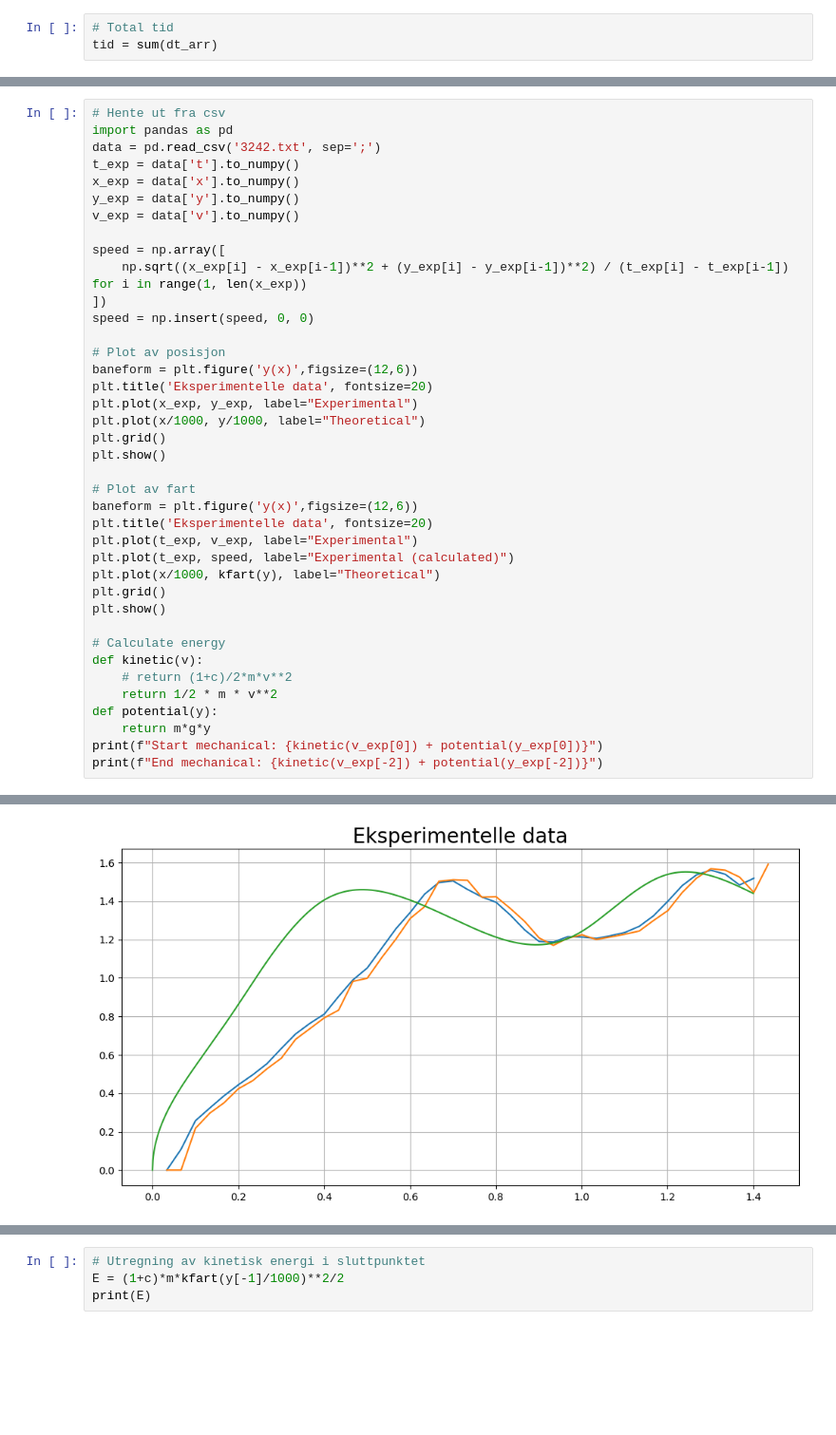
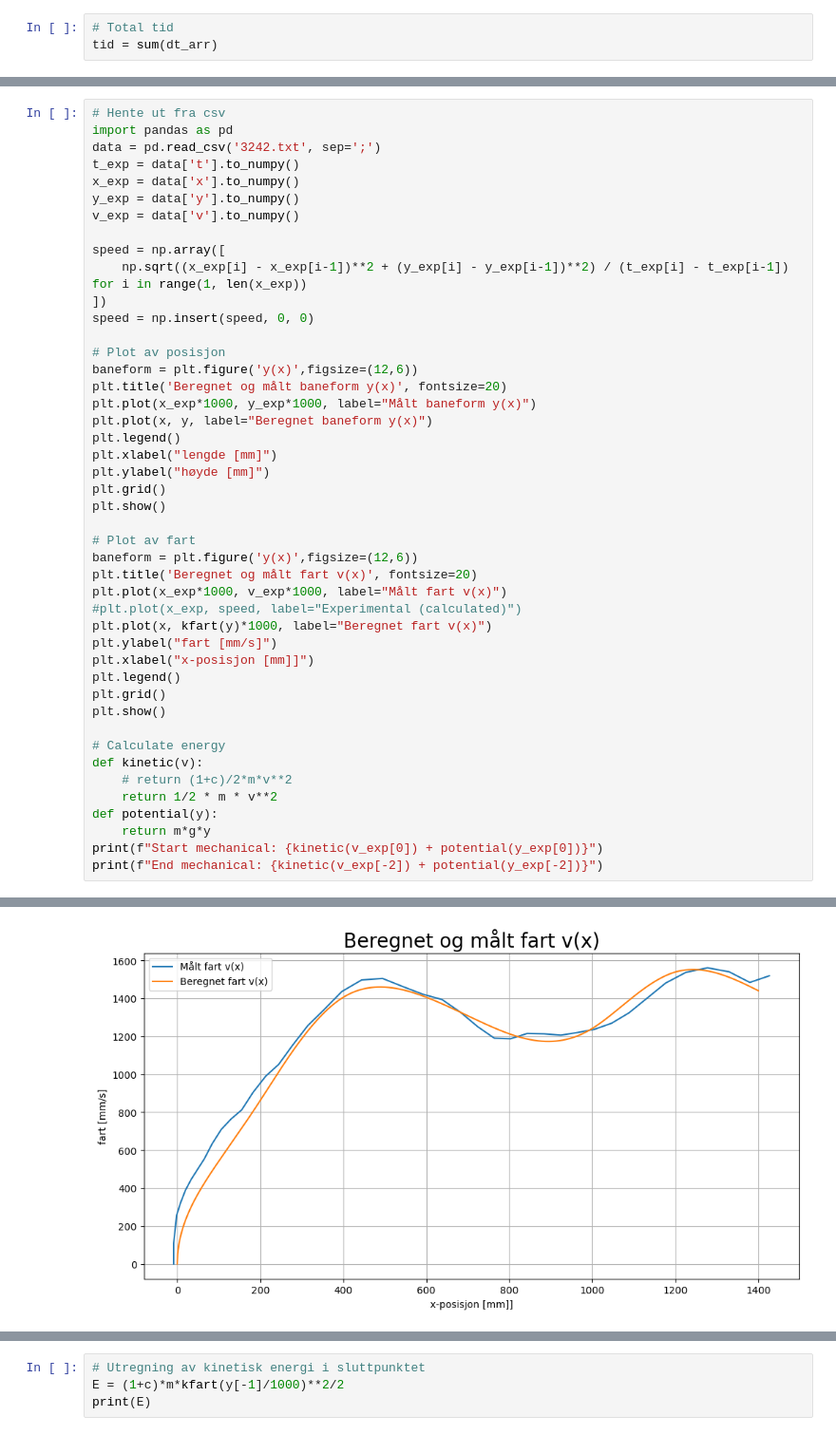
Before and after one commit to Th3o4oR/fysikk-lab, a Jupyter notebook: csv-test.ipynb, the cells around one changed output, grey strips where cells are left out. Shown at 95% size. Cells and saved outputs as stored; diff of their text form; blank space fills up the shorter version.

Commit message:
Endret plotting for friksjon og baneform.

```diff
--- a/csv-test.ipynb
+++ b/csv-test.ipynb
@@ -108,18 +108,24 @@ speed = np.insert(speed, 0, 0)
 
 # Plot av posisjon
 baneform = plt.figure('y(x)',figsize=(12,6))
-plt.title('Eksperimentelle data', fontsize=20)
-plt.plot(x_exp, y_exp, label="Experimental")
-plt.plot(x/1000, y/1000, label="Theoretical")
+plt.title('Beregnet og målt baneform y(x)', fontsize=20)
+plt.plot(x_exp*1000, y_exp*1000, label="Målt baneform y(x)")
+plt.plot(x, y, label="Beregnet baneform y(x)")
+plt.legend()
+plt.xlabel("lengde [mm]")
+plt.ylabel("høyde [mm]")
 plt.grid()
 plt.show()
 
 # Plot av fart
 baneform = plt.figure('y(x)',figsize=(12,6))
-plt.title('Eksperimentelle data', fontsize=20)
-plt.plot(t_exp, v_exp, label="Experimental")
-plt.plot(t_exp, speed, label="Experimental (calculated)")
-plt.plot(x/1000, kfart(y), label="Theoretical")
+plt.title('Beregnet og målt fart v(x)', fontsize=20)
+plt.plot(x_exp*1000, v_exp*1000, label="Målt fart v(x)")
+#plt.plot(x_exp, speed, label="Experimental (calculated)")
+plt.plot(x, kfart(y)*1000, label="Beregnet fart v(x)")
+plt.ylabel("fart [mm/s]")
+plt.xlabel("x-posisjon [mm]]")
+plt.legend()
 plt.grid()
 plt.show()
 
@@ -136,4 +142,4 @@ print(f"End mechanical: {kinetic(v_exp[-2]) + potential(y_exp[-2])}")
-[figure, old version]
+[figure, new version]
 Start mechanical: 0.08864335620000001
 End mechanical: 0.07851595535
 # %%
```
Also changed, not shown: parts of 7 cells of this notebook.
